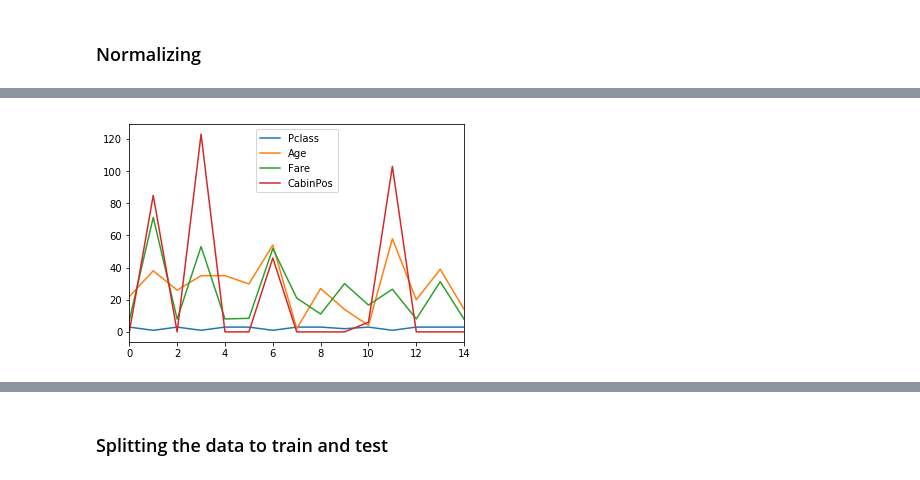
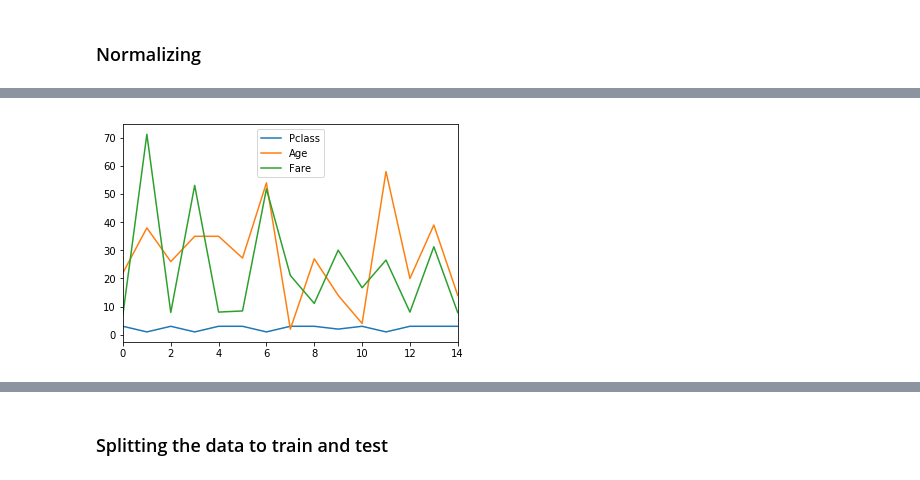
Before and after one commit to samuxiii/prototypes, a Jupyter notebook: notebooks/titanic/Titanic Survival.ipynb, the cells around one changed output, grey strips where cells are left out. Drawn from its saved outputs; the diff is of its cells as text; code cells hidden in the pictures.

```diff
--- a/notebooks/titanic/Titanic Survival.ipynb
+++ b/notebooks/titanic/Titanic Survival.ipynb
@@ -104,6 +104,6 @@ Name: Fare, dtype: float64
 ## Normalizing and selecting useful data
 # %%
 #Dropping useless features
-data = data.drop(['PassengerId', 'Name', 'Ticket'], axis=1)
+data = data.drop(['PassengerId', 'Name', 'Embarked', 'Ticket'], axis=1)
 data.head(10)
 # %% [output]
@@ -161,12 +142,0 @@ datamean
-# %%
-def getAge(row):
-    surv = row.Survived
-    sex = row.Sex
-    pclass = row.Pclass
-    #print(data.groupby([surv, sex, pclass]).mean())
-    print(datamean['Survived']==0.0)
-    print("...")
-    return 1
-
-#proof['Age'] = data['Age'].fillna(fillAge(data['Survived'], data['Sex'], data['Pclass']))
-proof['Age'] = data['Age'].fillna(data.apply(getAge, axis=1))
@@ -194,0 +155,17 @@ Name: Age, Length: 1309, dtype: float64
+# %%
+def getAge(row):
+    surv = row.Survived
+    sex = row.Sex
+    pclass = row.Pclass
+
+    if surv==0 or surv==1:
+        condition = (data['Survived']==surv) & (data['Sex']==sex) & (data['Pclass']==pclass)
+        df_mean = data[condition].groupby(['Survived','Sex','Pclass'])['Age'].mean()
+    else:
+        condition = (data['Sex']==sex) & (data['Pclass']==pclass)
+        df_mean = data[condition].groupby(['Sex','Pclass'])['Age'].mean()
+
+    print("srv: {}, sex: {}, class: {} -> mean: {}".format(surv, sex, pclass, df_mean.mean()))
+    return df_mean.mean()
+
+data['Age'] = data['Age'].fillna(data.apply(getAge, axis=1))
@@ -267,10 +271,11 @@ data.describe().T
 # %%
 import matplotlib.pyplot as plt
 
-data[['Pclass','Age','Fare','CabinPos']].head(15).plot()
+#data[['Pclass','Age','Fare','CabinPos']].head(15).plot()
+data[['Pclass','Age','Fare']].head(15).plot()
 plt.show()
 # %% [output]
-[figure, old version]
+[figure, new version]
 # %%
 #Squeeze the data to [0,1]
 from sklearn import preprocessing
```
Also changed, not shown: parts of 24 cells of this notebook.
